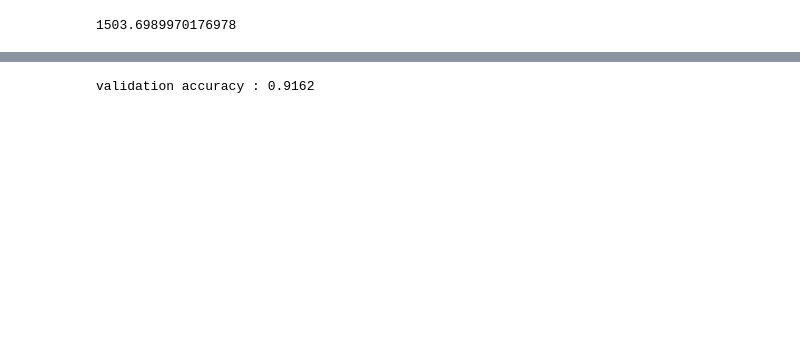
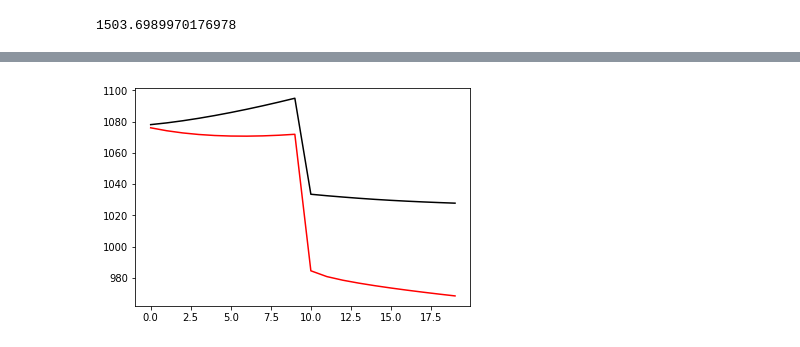
Before and after one commit to YQGong/NN_From_Scratch, a Jupyter notebook: ANN_pre_1.ipynb, the cells around one changed output, grey strips where cells are left out. Saved outputs shown, nothing was run; the diff lists cells and outputs as text; code cells hidden in the pictures; blank space fills up the shorter version.

```diff
--- a/ANN_pre_1.ipynb
+++ b/ANN_pre_1.ipynb
@@ -304,10 +304,18 @@ def valid_loss(parameters):
     loss_accu=0
     for img_i in range(valid_num):
         loss_accu+=sqr_loss(valid_img[img_i],valid_lab[img_i],parameters)
-    return loss_accu
+    return loss_accu/(valid_num/10000)
 def valid_accuracy(parameters):
     correct=[predict(valid_img[img_i],parameters).argmax()==valid_lab[img_i] for img_i in range(valid_num)]
-    print('validation accuracy : {}'.format(correct.count(True)/len(correct)))
+    return correct.count(True)/len(correct)
+def train_loss(parameters):
+    loss_accu=0
+    for img_i in range(train_num):
+        loss_accu+=sqr_loss(train_img[img_i],train_lab[img_i],parameters)
+    return loss_accu/(train_num/10000)
+def train_accuracy(parameters):
+    correct=[predict(train_img[img_i],parameters).argmax()==train_lab[img_i] for img_i in range(train_num)]
+    return correct.count(True)/len(correct)
 # %%
 valid_loss(parameters)
 # %% [output]
@@ -380,3 +386,10 @@ parameters=init_parameters()
+# %%
+parameters=init_parameters()
+current_epoch=0
+train_loss_list=[]
+valid_loss_list=[]
+train_accu_list=[]
+valid_accu_list=[]
 # %%
 valid_accuracy(parameters)
 # %% [output]
@@ -384,8 +399,15 @@ validation accuracy : 0.1072
 # %%
-learn_rate=1
-for i in range(train_num//batch_size):
-    if i%100==99:
-        print('running batch {}/{}'.format(i+1,train_num//batch_size))
-    grad_tmp=train_batch(i,parameters)
-    parameters=combine_parameters(parameters,grad_tmp,learn_rate)
+learn_rate=10**-0.6
+epoch_num=10
+for epoch in tqdm_notebook(range(epoch_num)):
+    for i in range(train_num//batch_size):
+#         if i%100==99:
+#             print('running batch {}/{}'.format(i+1,train_num//batch_size))
+        grad_tmp=train_batch(i,parameters)
+        parameters=combine_parameters(parameters,grad_tmp,learn_rate)
+    current_epoch+=1
+    train_loss_list.append(train_loss(parameters))
+    train_accu_list.append(train_accuracy(parameters))
+    valid_loss_list.append(valid_loss(parameters))
+    valid_accu_list.append(valid_accuracy(parameters))
 # %% [output]
@@ -397,4 +415,7 @@ running batch 500/500
-# %%
-valid_accuracy(parameters)
-# %% [output]
-validation accuracy : 0.9162
+# %%
+lower=-20
+plt.plot(valid_loss_list[lower:], color='black', label='validation loss')
+plt.plot(train_loss_list[lower:], color='red', label='train loss')
+plt.show()
+# %% [output]
+[figure, added]
```
Also changed, not shown: parts of 23 cells of this notebook.
